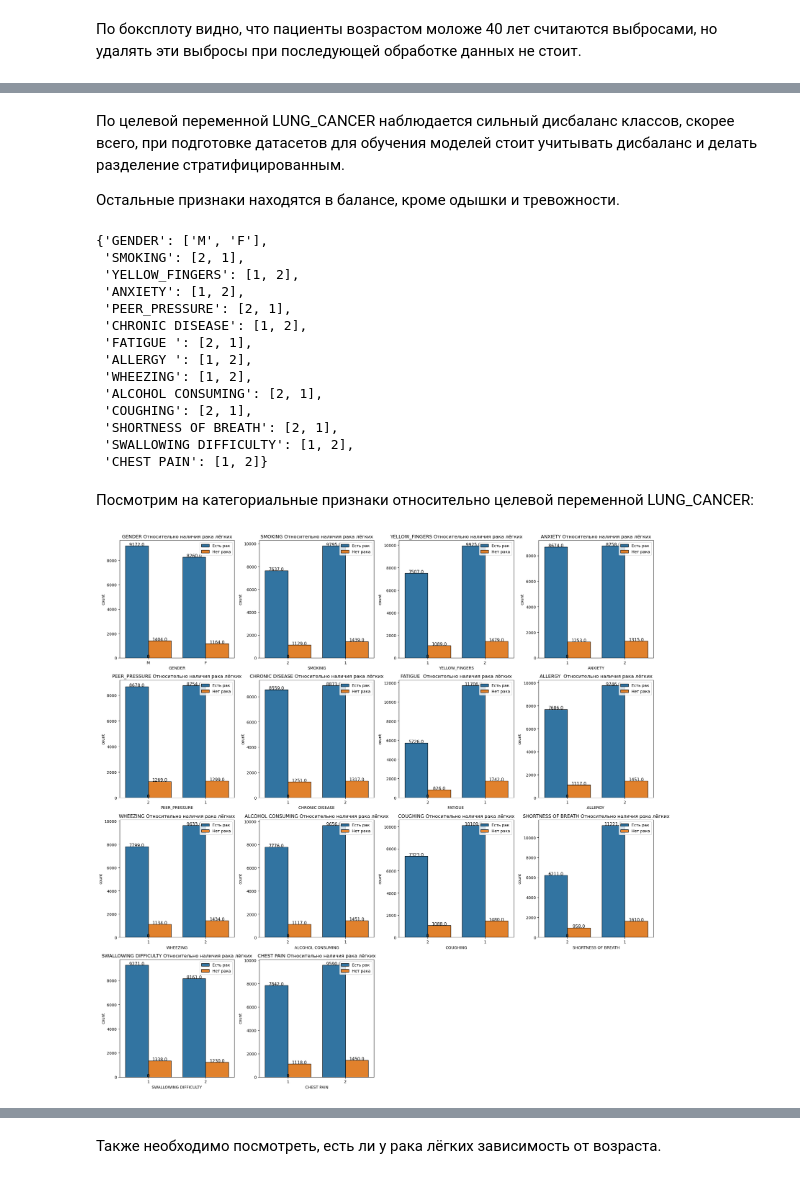
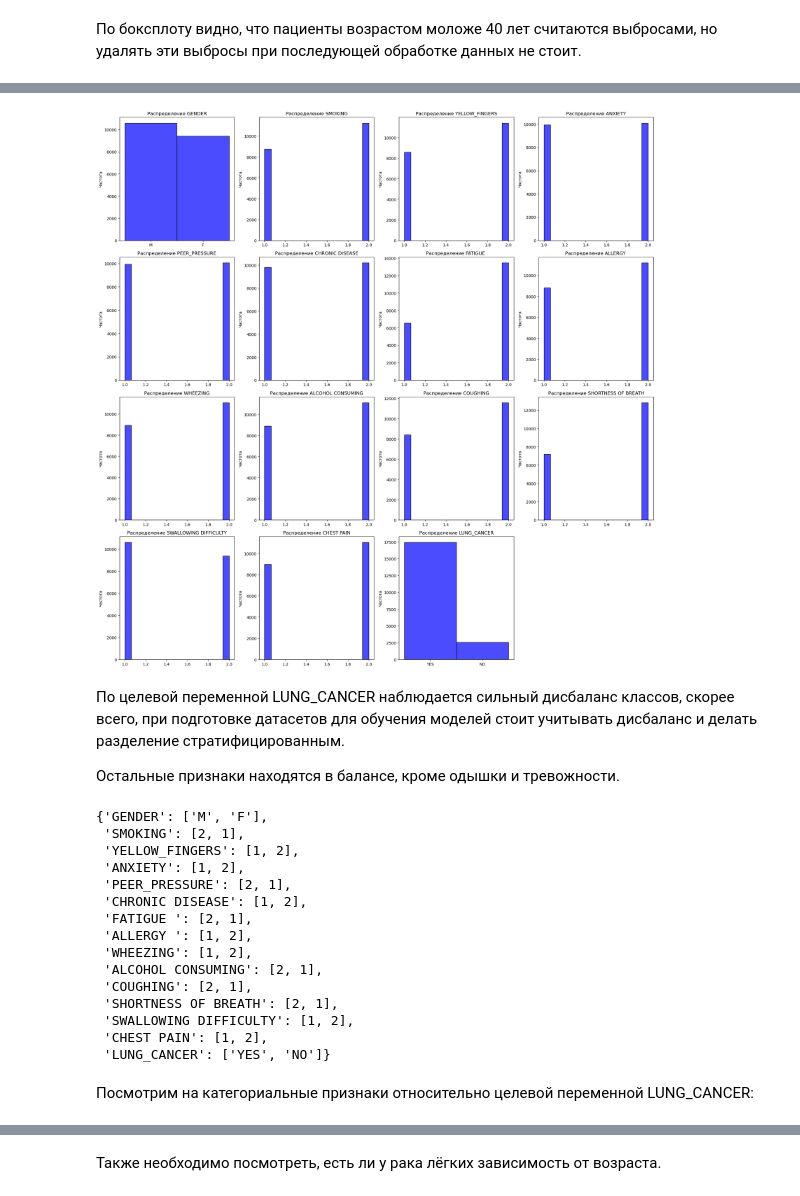
Before and after one commit to Therainbowmushroom/Data_engineering_project, a Jupyter notebook: notebooks/EDA.ipynb, the cells around one changed output, grey strips where cells are left out. Cells and saved outputs as stored; diff of their text form; code cells hidden in the pictures.

```diff
--- a/notebooks/EDA.ipynb
+++ b/notebooks/EDA.ipynb
@@ -221,7 +227,4 @@ sns.boxplot(df_lung['AGE'])
 category_column = ['GENDER', 'SMOKING', 'YELLOW_FINGERS', 'ANXIETY',
        'PEER_PRESSURE', 'CHRONIC DISEASE', 'FATIGUE ', 'ALLERGY ', 'WHEEZING',
        'ALCOHOL CONSUMING', 'COUGHING', 'SHORTNESS OF BREATH',
-       'SWALLOWING DIFFICULTY', 'CHEST PAIN']
+       'SWALLOWING DIFFICULTY', 'CHEST PAIN', 'LUNG_CANCER']
-# %%
-for column in category_column:
-    sns.displot(df_lung[column])
@@ -243,3 +231,25 @@ for column in category_column:
+# %%
+n_features = len(category_column)
+n_cols = 4
+n_rows = math.ceil(n_features / n_cols)
+
+fig, axes = plt.subplots(n_rows, n_cols, figsize=(20, 5*n_rows))
+axes = axes.flatten()
+
+for i, column in enumerate(category_column):
+    sns.histplot(df_lung[column], ax=axes[i], color='blue', alpha=0.7, edgecolor='black')
+    axes[i].set_title(f'Распределение {column}')
+    axes[i].set_xlabel('')
+    axes[i].set_ylabel('Частота')
+
+# Скрываем пустые subplots
+for i in range(n_features, len(axes)):
+    axes[i].set_visible(False)
+
+plt.tight_layout()
+plt.show()
+# %% [output]
+[figure, added]
 # %% [markdown]
 По целевой переменной LUNG_CANCER наблюдается сильный дисбаланс классов, скорее всего, при подготовке датасетов для обучения моделей стоит учитывать дисбаланс и делать разделение стратифицированным.
 
@@ -266,42 +276,7 @@ unique_dict
  'COUGHING': [2, 1],
  'SHORTNESS OF BREATH': [2, 1],
  'SWALLOWING DIFFICULTY': [1, 2],
- 'CHEST PAIN': [1, 2]}
+ 'CHEST PAIN': [1, 2],
+ 'LUNG_CANCER': ['YES', 'NO']}
 # %% [markdown]
 Посмотрим на категориальные признаки относительно целевой переменной LUNG_CANCER:
-# %%
-import math
-n_features = len(category_column)
-n_cols = 4
-n_rows = math.ceil(n_features / n_cols)
-
-fig, axes = plt.subplots(nrows=n_rows, ncols=n_cols, figsize=(20, 5*n_rows))
-
-for i in range(n_features):
-    plt.subplot(n_rows, n_cols, i + 1)
-    ax = sns.countplot(
-        data=df_lung,
-        x=category_column[i],
-        hue="LUNG_CANCER",
-        edgecolor="black",
-    )
-    for rect in ax.patches:
-        ax.text(
-            rect.get_x() + rect.get_width() / 2,
-            rect.get_height() + 2,
-            rect.get_height(),
-            horizontalalignment="center",
-            fontsize=11,
-        )
-    ax.set_xticklabels(unique_dict[category_column[i]])
-    plt.legend(["Есть рак", "Нет рака"], loc="upper right")
-    title = category_column[i] + " Относительно наличия рака лёгких"
-    plt.title(title)
-
-for i in range(n_features, n_rows * n_cols):
-    fig.delaxes(axes.flatten()[i])
-
-plt.tight_layout()
-plt.show()
-# %% [output]
-[figure, removed]
```
Also changed, not shown: parts of 21 cells of this notebook.
